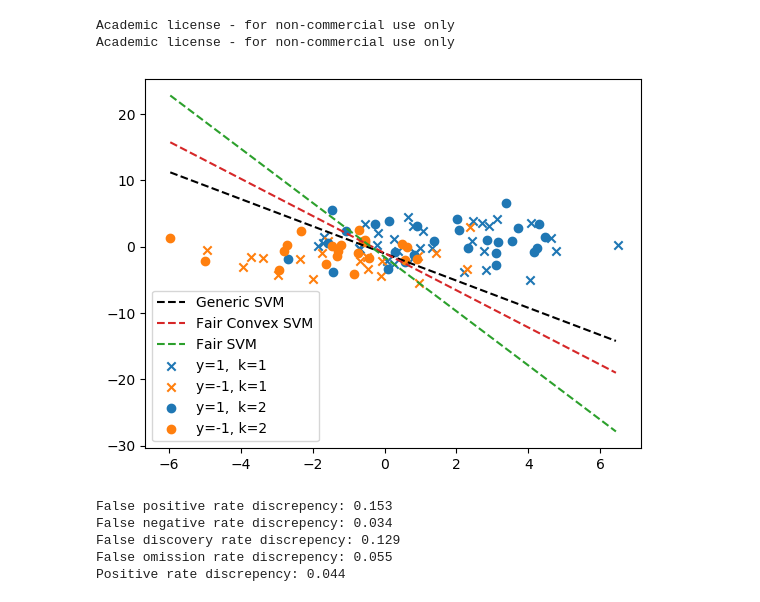
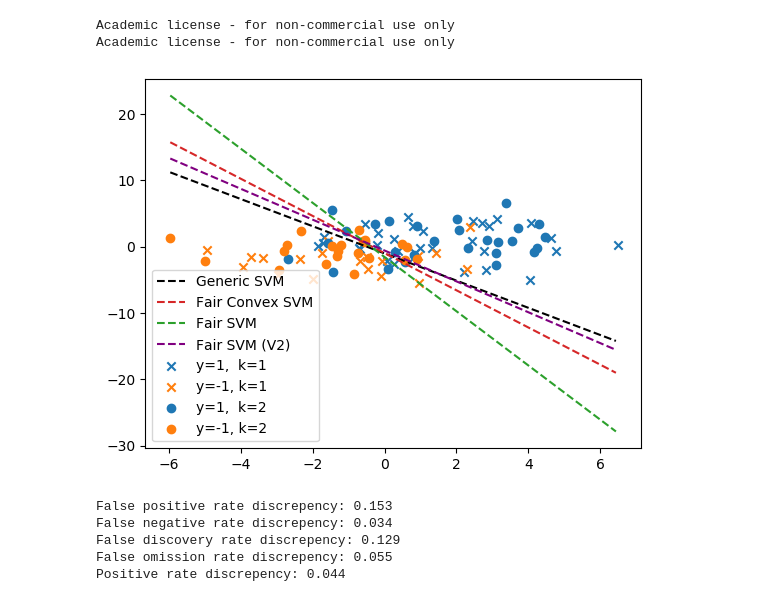
Before and after one commit to jfk35/ML_Team_Project, a Jupyter notebook: test.ipynb, the cells around one changed output. Saved outputs shown, nothing was run; the diff lists cells and outputs as text; code cells hidden in the pictures.

Commit message:
Error capping
- Experimental feature to encourage better fair solutions that avoid the phase transitions
- Bug in implementation for regression

```diff
--- a/test.ipynb
+++ b/test.ipynb
@@ -18,30 +18,33 @@ X, y, group_assignments = generate_random_classification_data(n, d, p, σ=2);
 # %%
 w, b = svm_classifier(X, y)
 w_fair_convex, b_fair_convex = fair_convex_svm_classifier(X, y, group_assignments)
-w_fair, b_fair = fair_svm_classifier(X, y, group_assignments, use_warm_start=true);
+w_fair, b_fair = fair_svm_classifier(X, y, group_assignments, use_warm_start=true)
+w_fair_2, b_fair_2 = fair_svm_classifier(X, y, group_assignments, use_warm_start=true, cap_error_rates=true,
+    δ=0.15);
 # %%
 markers = ["x", "o"]
 colors = ["tab:blue", "tab:orange"]
 for k=1:p
     mask_positive = (y .== 1) .& (group_assignments .== k)
     mask_negative = (y .== -1) .& (group_assignments .== k)
     plt.scatter(X[mask_positive, 1], X[mask_positive, 2],
         label=string("y=1,  ", "k=", k), marker=markers[k], color=colors[1])
     plt.scatter(X[mask_negative, 1], X[mask_negative, 2],
         label=string("y=-1, ", "k=", k), marker=markers[k], color=colors[2])
 end
-
 X1_grid = minimum(X[:,1]):0.1:maximum(X[:,1])
 X2_grid = minimum(X[:,2]):0.1:maximum(X[:,2])
 plt.plot(X1_grid, (b .- w[1].*X1_grid)/w[2],
     color="k", linestyle="--", label="Generic SVM")
 plt.plot(X1_grid, (b_fair_convex .- w_fair_convex[1].*X1_grid)/w_fair_convex[2],
     color="tab:red", linestyle="--", label="Fair Convex SVM")
 plt.plot(X1_grid, (b_fair .- w_fair[1].*X1_grid)/w_fair[2],
     color="tab:green", linestyle="--", label="Fair SVM")
+plt.plot(X1_grid, (b_fair_2 .- w_fair_2[1].*X1_grid)/w_fair_2[2],
+    color="purple", linestyle="--", label="Fair SVM (V2)")
 plt.legend();
 # %% [output]
-[figure, old version]
+[figure, new version]
 # %%
 svm_fairness_summary(X, y, group_assignments, w, b, logger=true);
 # %% [output]
```
Also changed, not shown: parts of 5 cells of this notebook, 4 other files.
